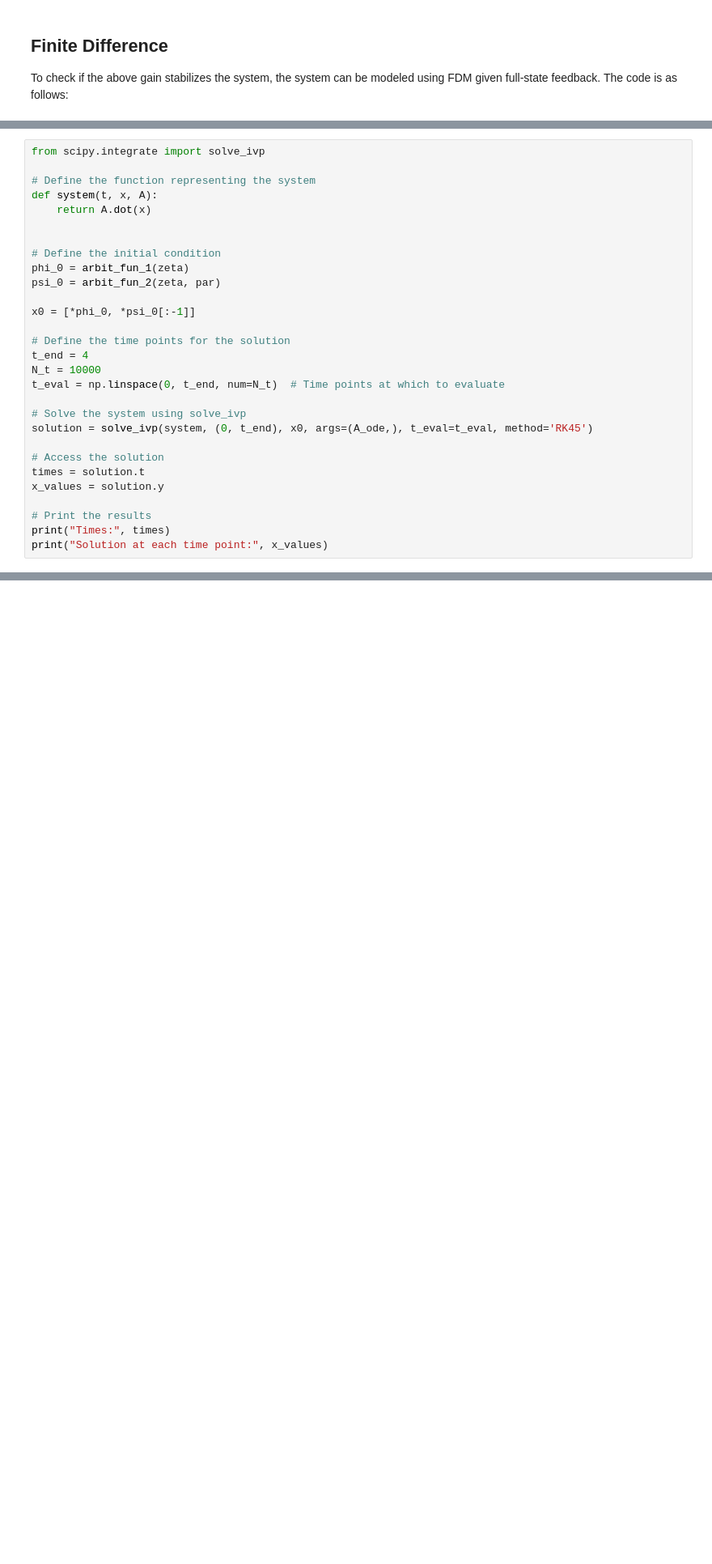
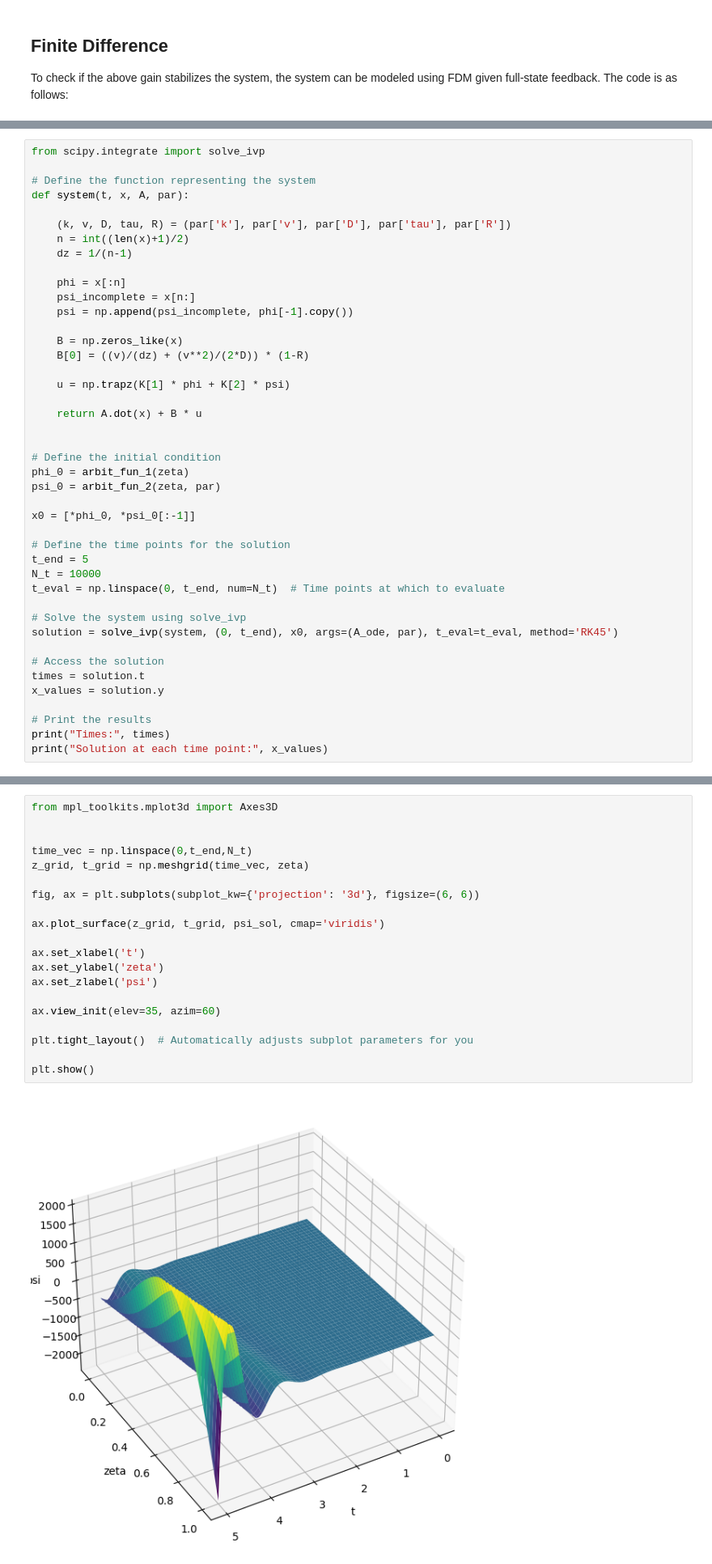
Before and after one commit to behradmoadeli/pfr_isothermal_recycle_delay_optimal, a Jupyter notebook: reports/BehradPaper.ipynb, the cells around one changed output, grey strips where cells are left out. Shown at 81% size. Drawn from its saved outputs; the diff is of its cells as text; blank space fills up the shorter version.

```diff
--- a/reports/BehradPaper.ipynb
+++ b/reports/BehradPaper.ipynb
@@ -916,8 +914,22 @@ A_ode = csr_matrix((rows_data, (rows_row_indices, rows_col_indices)), shape=(2*N
 from scipy.integrate import solve_ivp
 
 # Define the function representing the system
-def system(t, x, A):
-    return A.dot(x)
+def system(t, x, A, par):
+
+    (k, v, D, tau, R) = (par['k'], par['v'], par['D'], par['tau'], par['R'])
+    n = int((len(x)+1)/2)
+    dz = 1/(n-1)
+
+    phi = x[:n]
+    psi_incomplete = x[n:]
+    psi = np.append(psi_incomplete, phi[-1].copy())
+
+    B = np.zeros_like(x)
+    B[0] = ((v)/(dz) + (v**2)/(2*D)) * (1-R)
+
+    u = np.trapz(K[1] * phi + K[2] * psi)
+
+    return A.dot(x) + B * u
 
 
 # Define the initial condition
@@ -927,12 +939,12 @@ psi_0 = arbit_fun_2(zeta, par)
 x0 = [*phi_0, *psi_0[:-1]]
 
 # Define the time points for the solution
-t_end = 4
+t_end = 5
 N_t = 10000
 t_eval = np.linspace(0, t_end, num=N_t)  # Time points at which to evaluate
 
 # Solve the system using solve_ivp
-solution = solve_ivp(system, (0, t_end), x0, args=(A_ode,), t_eval=t_eval, method='RK45')
+solution = solve_ivp(system, (0, t_end), x0, args=(A_ode, par), t_eval=t_eval, method='RK45')
 
 # Access the solution
 times = solution.t
@@ -962,0 +983,22 @@ psi_sol = np.vstack((psi_sol.copy(), phi_sol[-1, :].copy()))
+# %%
+from mpl_toolkits.mplot3d import Axes3D
+
+
+time_vec = np.linspace(0,t_end,N_t)
+z_grid, t_grid = np.meshgrid(time_vec, zeta)
+
+fig, ax = plt.subplots(subplot_kw={'projection': '3d'}, figsize=(6, 6))
+
+ax.plot_surface(z_grid, t_grid, psi_sol, cmap='viridis')
+
+ax.set_xlabel('t')
+ax.set_ylabel('zeta')
+ax.set_zlabel('psi')
+
+ax.view_init(elev=35, azim=60)
+
+plt.tight_layout()  # Automatically adjusts subplot parameters for you
+
+plt.show()
+# %% [output]
+[figure, added]
```
Also changed, not shown: parts of 13 cells of this notebook, 1 other file.
